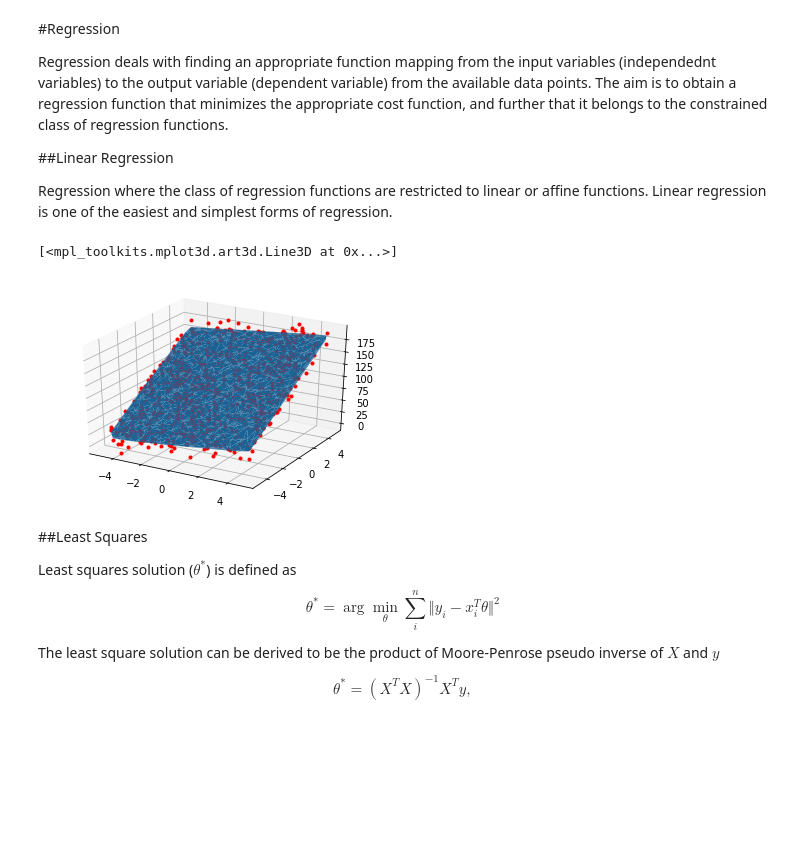
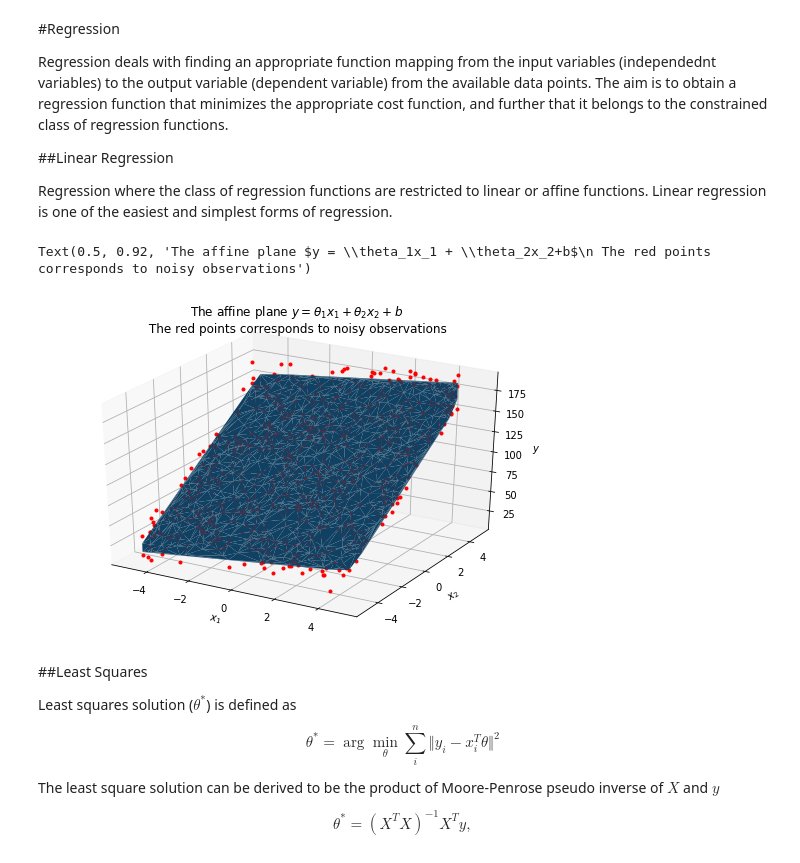
Before and after one commit to nidhin-koshy/Notebooks, a Jupyter notebook: Regression.ipynb, the cells around one changed output. Cells and saved outputs as stored; diff of their text form; code cells hidden in the pictures; blank space fills up the shorter version.

```diff
--- a/Regression.ipynb
+++ b/Regression.ipynb
@@ -14,35 +14,41 @@ import math
 import matplotlib.pyplot as plt
 from mpl_toolkits.mplot3d import Axes3D
 
 def mean_squared_error(output_var,input_var,theta):
   error = output_var-np.matmul(input_var,theta)
   return (np.linalg.norm(error)**2)/np.size(error)
 
 theta = np.array([[3.2, 14.1, 100]]).transpose() # the third element corresponds to the constant component.
 #print(theta)
 num_samples = 1000;
 x = np.random.rand(num_samples,2)*10 - 5 # generate random input points
 x1 = np.concatenate((x, np.ones((num_samples,1),dtype=x.dtype)), axis=1) #append all ones column to x
 
 y = np.matmul(x1,theta) # noiseless linear output
 temp =  10*np.random.randn(num_samples,1)
 y1 = y + temp # add Gaussian noise to the output
 
 #Noisy observation of independent variables
 #x2 = x+np.random.randn(num_samples,2)*2
 #x1 = np.concatenate((x2, np.ones((num_samples,1),dtype=x.dtype)), axis=1) #append all ones column to x
 
 
 #print(y[1:5])
 #print(y1[1:5])
 
+plt.figure(figsize=(9,6))
 ax = plt.axes(projection='3d')
 
 ax.plot_trisurf(x[:,0], x[:,1], y[:,0])
 ax.plot(x[:,0], x[:,1], y1[:,0],'.r')
+
+ax.set_xlabel('$x_1$')
+ax.set_ylabel('$x_2$')
+ax.set_zlabel('$y$')
+plt.title('The affine plane ' r'$y = \theta_1x_1 + \theta_2x_2+b$' '\n The red points corresponds to noisy observations')
 # %% [output]
-[<mpl_toolkits.mplot3d.art3d.Line3D at 0x...>]
+Text(0.5, 0.92, 'The affine plane $y = \\theta_1x_1 + \\theta_2x_2+b$\n The red points corresponds to noisy observations')
-[figure, old version]
+[figure, new version]
 # %% [markdown]
 ##Least Squares
 
```
Also changed, not shown: parts of 3 cells of this notebook.
